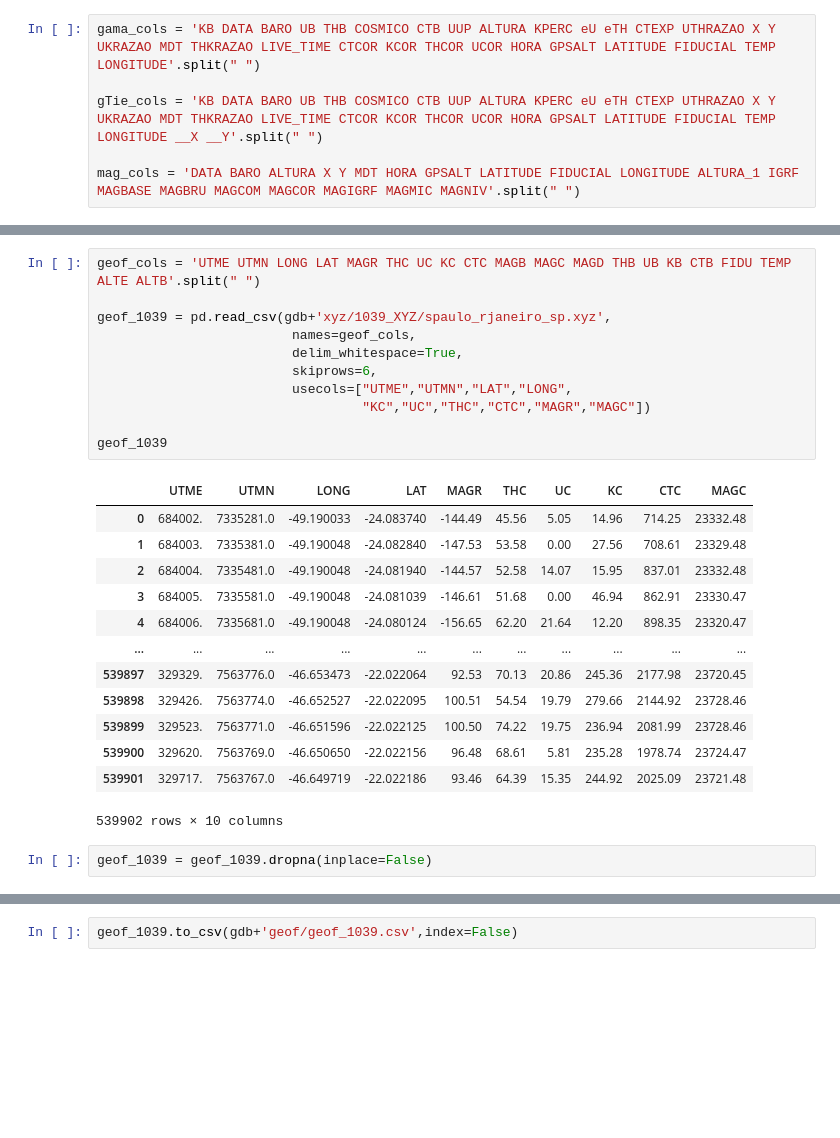
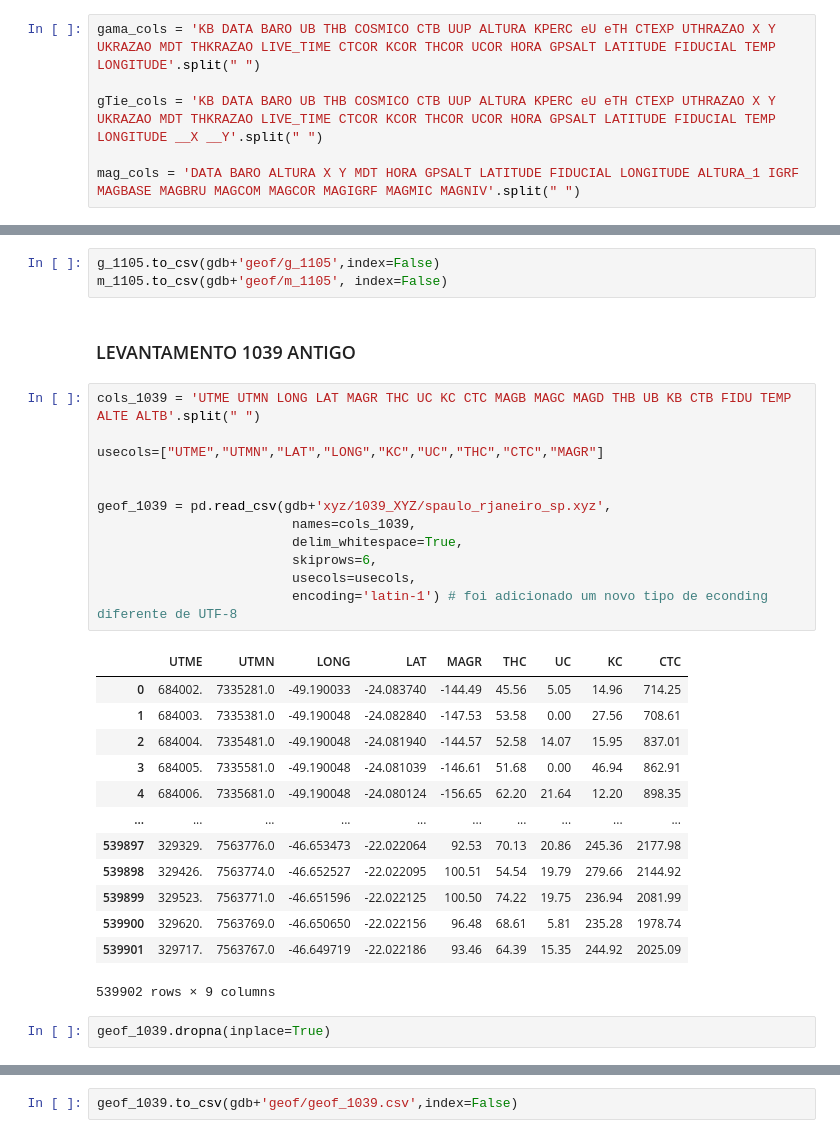
Before and after one commit to Gabriel-Goes/mapeamento_litologico_preditivo, a Jupyter notebook: sources/tutoriais/2 - Pandas: Reading XYZ files from CPRM DataBase.ipynb, the cells around one changed output, grey strips where cells are left out. Drawn from its saved outputs; the diff is of its cells as text; blank space fills up the shorter version.

```diff
--- a/sources/tutoriais/2 - Pandas: Reading XYZ files from CPRM DataBase.ipynb
+++ b/sources/tutoriais/2 - Pandas: Reading XYZ files from CPRM DataBase.ipynb
@@ -13,27 +161,33 @@ mag_cols = 'DATA BARO ALTURA X Y MDT HORA GPSALT LATITUDE FIDUCIAL LONGITUDE ALT
+# %%
+g_1105.to_csv(gdb+'geof/g_1105',index=False)
+m_1105.to_csv(gdb+'geof/m_1105', index=False)
+# %% [markdown]
+### LEVANTAMENTO 1039 ANTIGO
 # %%
-geof_cols = 'UTME UTMN LONG LAT MAGR THC UC KC CTC MAGB MAGC MAGD THB UB KB CTB FIDU TEMP ALTE ALTB'.split(" ")
+cols_1039 = 'UTME UTMN LONG LAT MAGR THC UC KC CTC MAGB MAGC MAGD THB UB KB CTB FIDU TEMP ALTE ALTB'.split(" ")
+
+usecols=["UTME","UTMN","LAT","LONG","KC","UC","THC","CTC","MAGR"]
+
 
 geof_1039 = pd.read_csv(gdb+'xyz/1039_XYZ/spaulo_rjaneiro_sp.xyz',
-                         names=geof_cols,
+                         names=cols_1039,
                          delim_whitespace=True,
                          skiprows=6,
-                         usecols=["UTME","UTMN","LAT","LONG",
-                                  "KC","UC","THC","CTC","MAGR","MAGC"])
-
-geof_1039
+                         usecols=usecols,
+                         encoding='latin-1') # foi adicionado um novo tipo de econding diferente de UTF-8
 # %% [output]
-|  | UTME | UTMN | LONG | LAT | MAGR | THC | UC | KC | CTC | MAGC |
-| 0 | 684002. | 7335281.0 | -49.190033 | -24.083740 | -144.49 | 45.56 | 5.05 | 14.96 | 714.25 | 23332.48 |
-| 1 | 684003. | 7335381.0 | -49.190048 | -24.082840 | -147.53 | 53.58 | 0.00 | 27.56 | 708.61 | 23329.48 |
-| 2 | 684004. | 7335481.0 | -49.190048 | -24.081940 | -144.57 | 52.58 | 14.07 | 15.95 | 837.01 | 23332.48 |
-| 3 | 684005. | 7335581.0 | -49.190048 | -24.081039 | -146.61 | 51.68 | 0.00 | 46.94 | 862.91 | 23330.47 |
-| 4 | 684006. | 7335681.0 | -49.190048 | -24.080124 | -156.65 | 62.20 | 21.64 | 12.20 | 898.35 | 23320.47 |
-| ... | ... | ... | ... | ... | ... | ... | ... | ... | ... | ... |
-| 539897 | 329329. | 7563776.0 | -46.653473 | -22.022064 | 92.53 | 70.13 | 20.86 | 245.36 | 2177.98 | 23720.45 |
-| 539898 | 329426. | 7563774.0 | -46.652527 | -22.022095 | 100.51 | 54.54 | 19.79 | 279.66 | 2144.92 | 23728.46 |
-| 539899 | 329523. | 7563771.0 | -46.651596 | -22.022125 | 100.50 | 74.22 | 19.75 | 236.94 | 2081.99 | 23728.46 |
-| 539900 | 329620. | 7563769.0 | -46.650650 | -22.022156 | 96.48 | 68.61 | 5.81 | 235.28 | 1978.74 | 23724.47 |
-| 539901 | 329717. | 7563767.0 | -46.649719 | -22.022186 | 93.46 | 64.39 | 15.35 | 244.92 | 2025.09 | 23721.48 |
+|  | UTME | UTMN | LONG | LAT | MAGR | THC | UC | KC | CTC |
+| 0 | 684002. | 7335281.0 | -49.190033 | -24.083740 | -144.49 | 45.56 | 5.05 | 14.96 | 714.25 |
+| 1 | 684003. | 7335381.0 | -49.190048 | -24.082840 | -147.53 | 53.58 | 0.00 | 27.56 | 708.61 |
+| 2 | 684004. | 7335481.0 | -49.190048 | -24.081940 | -144.57 | 52.58 | 14.07 | 15.95 | 837.01 |
+| 3 | 684005. | 7335581.0 | -49.190048 | -24.081039 | -146.61 | 51.68 | 0.00 | 46.94 | 862.91 |
+| 4 | 684006. | 7335681.0 | -49.190048 | -24.080124 | -156.65 | 62.20 | 21.64 | 12.20 | 898.35 |
+| ... | ... | ... | ... | ... | ... | ... | ... | ... | ... |
+| 539897 | 329329. | 7563776.0 | -46.653473 | -22.022064 | 92.53 | 70.13 | 20.86 | 245.36 | 2177.98 |
+| 539898 | 329426. | 7563774.0 | -46.652527 | -22.022095 | 100.51 | 54.54 | 19.79 | 279.66 | 2144.92 |
+| 539899 | 329523. | 7563771.0 | -46.651596 | -22.022125 | 100.50 | 74.22 | 19.75 | 236.94 | 2081.99 |
+| 539900 | 329620. | 7563769.0 | -46.650650 | -22.022156 | 96.48 | 68.61 | 5.81 | 235.28 | 1978.74 |
+| 539901 | 329717. | 7563767.0 | -46.649719 | -22.022186 | 93.46 | 64.39 | 15.35 | 244.92 | 2025.09 |
-539902 rows × 10 columns
+539902 rows × 9 columns
 # %%
-geof_1039 = geof_1039.dropna(inplace=False)
+geof_1039.dropna(inplace=True)
```
Also changed, not shown: parts of 46 cells of this notebook, 18 other files.
